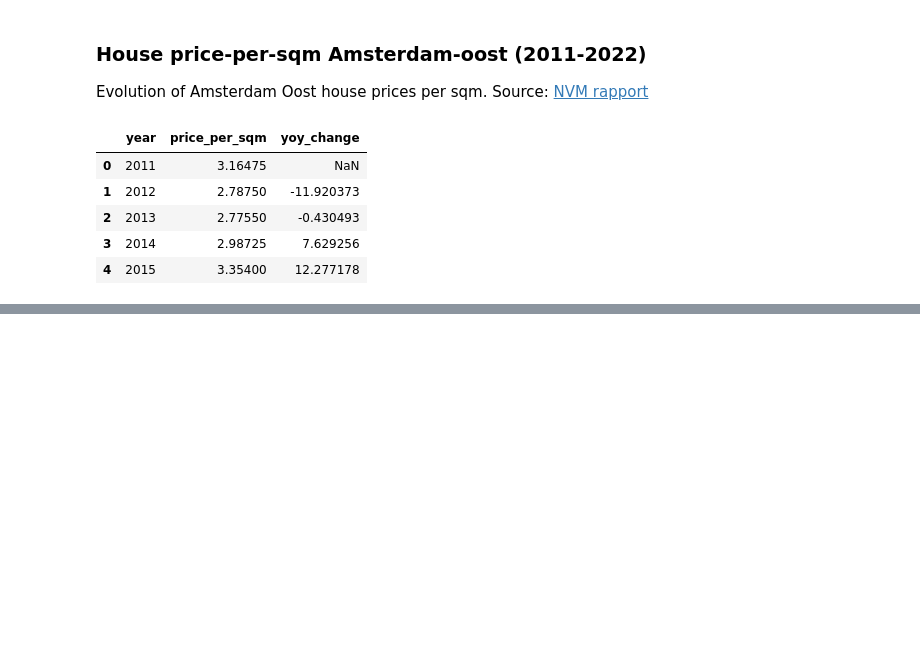
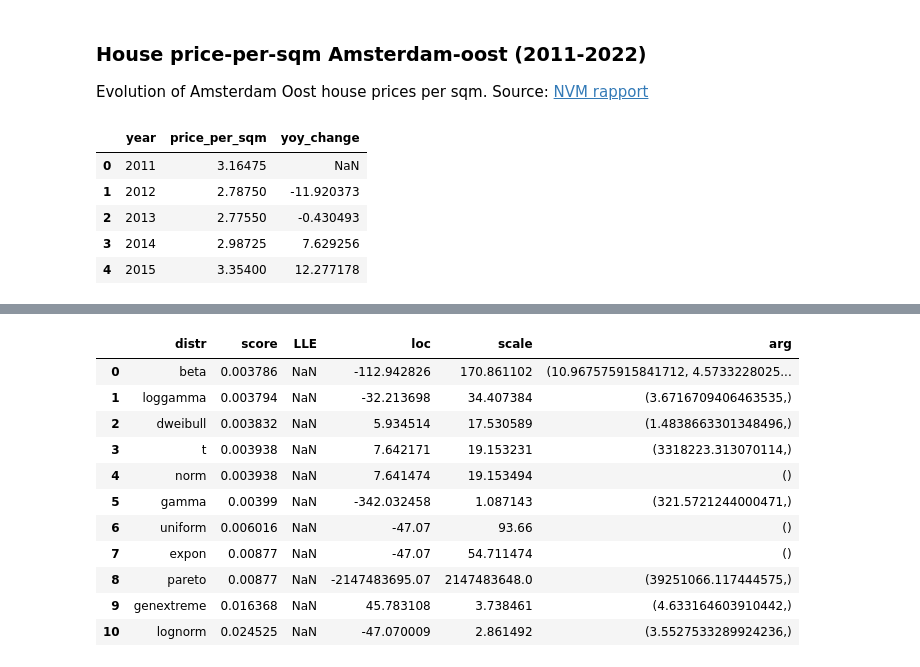
Before and after one commit to ZenBel/buy-vs-rent, a Jupyter notebook: ams_real_estate.ipynb, the cells around one changed output, grey strips where cells are left out. Saved outputs shown, nothing was run; the diff lists cells and outputs as text; code cells hidden in the pictures; blank space fills up the shorter version.

```diff
--- a/ams_real_estate.ipynb
+++ b/ams_real_estate.ipynb
@@ -53,0 +80,3 @@ tmp.head()
+# %%
+sp = pd.read_csv('data/sp500_value_history.csv', sep=",")
+sp.head()
@@ -53,0 +90,20 @@ tmp.head()
+# %%
+# Initialize model
+dist = distfit()
+# Fit
+dist.fit_transform(sp["yoy_change"].dropna(), verbose=1)
+# dist.plot()
+dist.summary
+# %% [output]
+|  | distr | score | LLE | loc | scale | arg |
+| 0 | beta | 0.003786 | NaN | -112.942826 | 170.861102 | (10.967575915841712, 4.5733228025... |
+| 1 | loggamma | 0.003794 | NaN | -32.213698 | 34.407384 | (3.6716709406463535,) |
+| 2 | dweibull | 0.003832 | NaN | 5.934514 | 17.530589 | (1.4838663301348496,) |
+| 3 | t | 0.003938 | NaN | 7.642171 | 19.153231 | (3318223.313070114,) |
+| 4 | norm | 0.003938 | NaN | 7.641474 | 19.153494 | () |
+| 5 | gamma | 0.00399 | NaN | -342.032458 | 1.087143 | (321.5721244000471,) |
+| 6 | uniform | 0.006016 | NaN | -47.07 | 93.66 | () |
+| 7 | expon | 0.00877 | NaN | -47.07 | 54.711474 | () |
+| 8 | pareto | 0.00877 | NaN | -2147483695.07 | 2147483648.0 | (39251066.117444575,) |
+| 9 | genextreme | 0.016368 | NaN | 45.783108 | 3.738461 | (4.633164603910442,) |
+| 10 | lognorm | 0.024525 | NaN | -47.070009 | 2.861492 | (3.5527533289924236,) |
```
Also changed, not shown: parts of 6 cells of this notebook, 1 other file.
